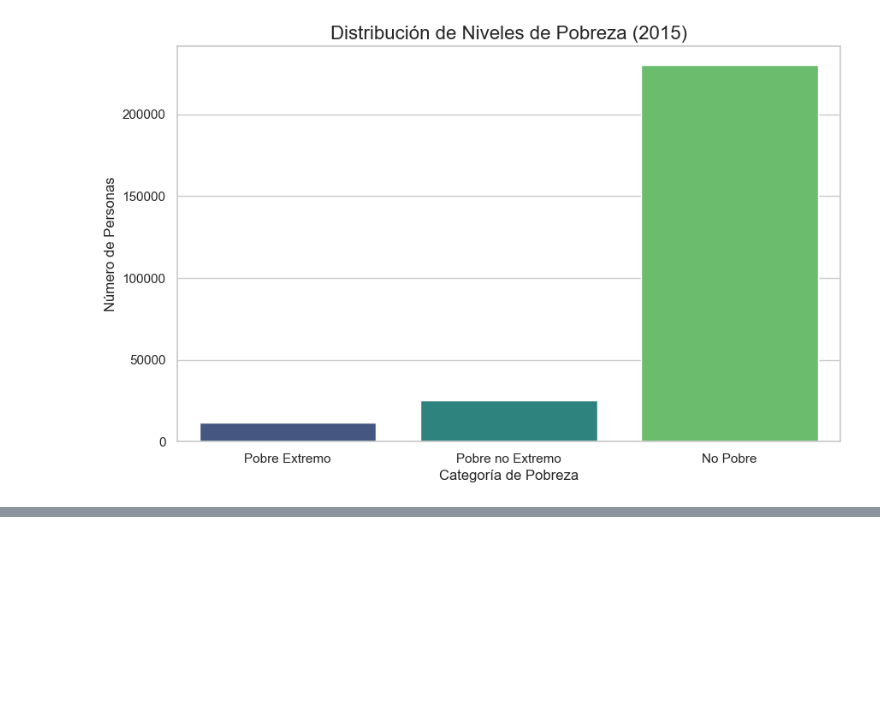
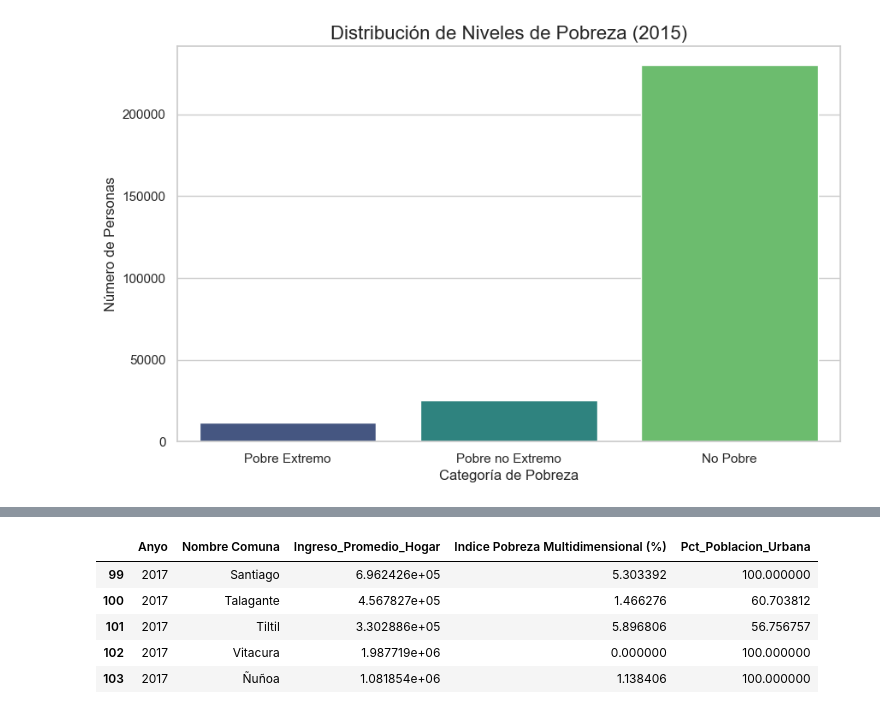
Before and after one commit to vtyphoonic/IMT2200-Proyecto, a Jupyter notebook: notebooks/Data_Socioeconomica.ipynb, the cells around one changed output, grey strips where cells are left out. Saved outputs shown, nothing was run; the diff lists cells and outputs as text; code cells hidden in the pictures; blank space fills up the shorter version.

```diff
--- a/notebooks/Data_Socioeconomica.ipynb
+++ b/notebooks/Data_Socioeconomica.ipynb
@@ -180,0 +286,9 @@ Passing `palette` without assigning `hue` is deprecated and will be removed in v
+# %%
+df_final_socio.tail()
+# %% [output]
+|  | Anyo | Nombre Comuna | Ingreso_Promedio_Hogar | Indice Pobreza Multidimensional (%) | Pct_Poblacion_Urbana |
+| 99 | 2017 | Santiago | 6.962426e+05 | 5.303392 | 100.000000 |
+| 100 | 2017 | Talagante | 4.567827e+05 | 1.466276 | 60.703812 |
+| 101 | 2017 | Tiltil | 3.302886e+05 | 5.896806 | 56.756757 |
+| 102 | 2017 | Vitacura | 1.987719e+06 | 0.000000 | 100.000000 |
+| 103 | 2017 | Ñuñoa | 1.081854e+06 | 1.138406 | 100.000000 |
```
Also changed, not shown: parts of 3 cells of this notebook, 2 other files.
